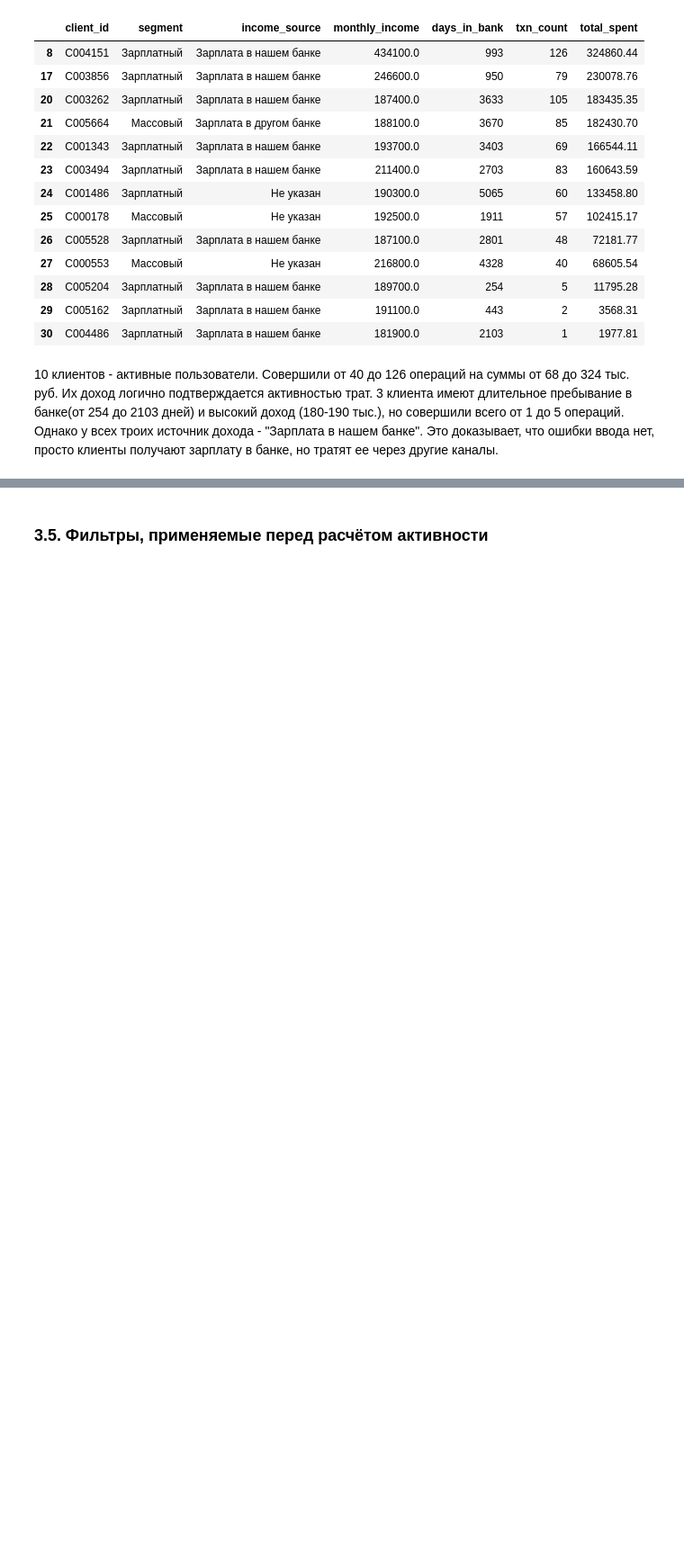
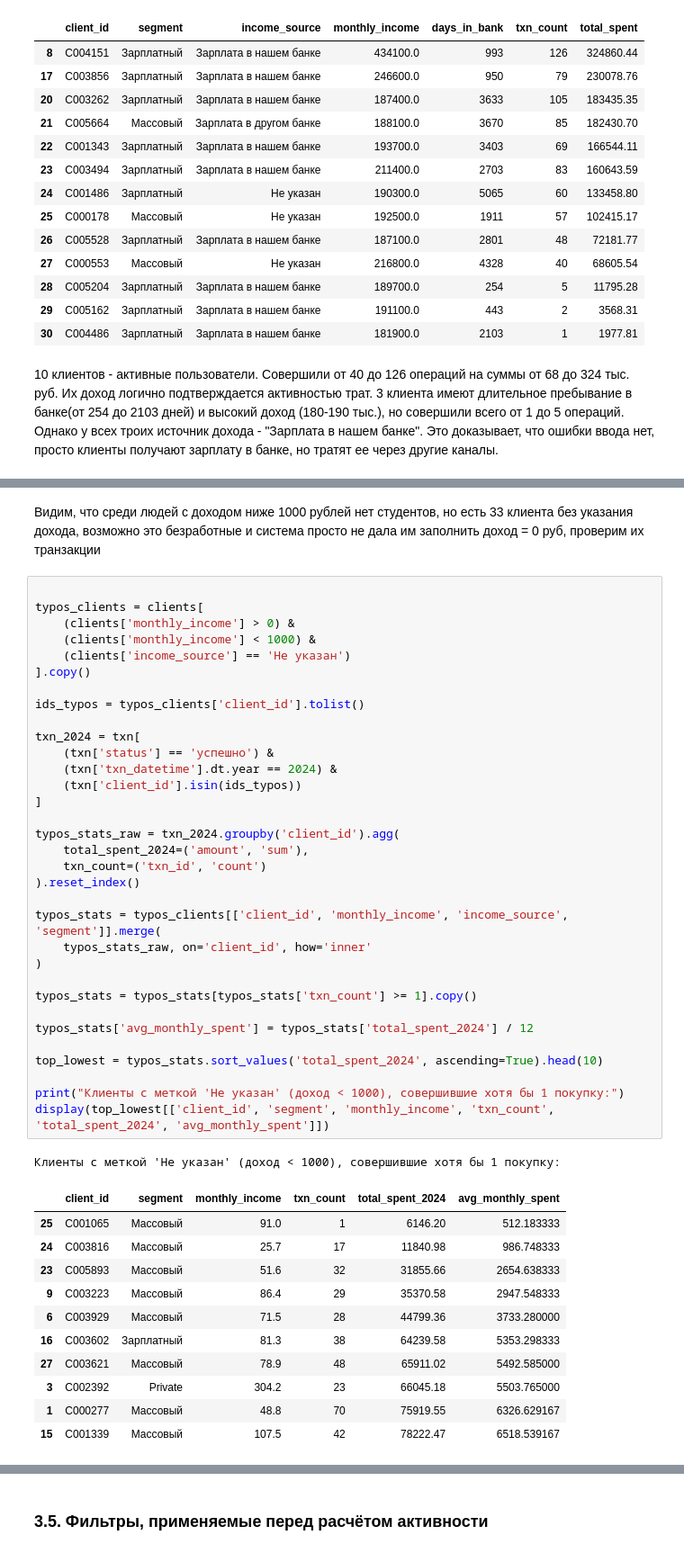
Before and after one commit to sonestos/Nikitenko_Sofya_Lab1, a Jupyter notebook: 01_analysis.ipynb, the cells around one changed output, grey strips where cells are left out. Shown at 90% size. Drawn from its saved outputs; the diff is of its cells as text; blank space fills up the shorter version.

```diff
--- a/01_analysis.ipynb
+++ b/01_analysis.ipynb
@@ -549,0 +662,48 @@ Name: count, dtype: int64
+# %% [markdown]
+Видим, что среди людей с доходом ниже 1000 рублей нет студентов,  но есть 33 клиента без указания дохода, возможно это безработные и система просто не дала им заполнить доход = 0 руб, проверим их транзакции
+# %%
+
+typos_clients = clients[
+    (clients['monthly_income'] > 0) &
+    (clients['monthly_income'] < 1000) &
+    (clients['income_source'] == 'Не указан')
+].copy()
+
+ids_typos = typos_clients['client_id'].tolist()
+
+txn_2024 = txn[
+    (txn['status'] == 'успешно') &
+    (txn['txn_datetime'].dt.year == 2024) &
+    (txn['client_id'].isin(ids_typos))
+]
+
+typos_stats_raw = txn_2024.groupby('client_id').agg(
+    total_spent_2024=('amount', 'sum'),
+    txn_count=('txn_id', 'count')
+).reset_index()
+
+typos_stats = typos_clients[['client_id', 'monthly_income', 'income_source', 'segment']].merge(
+    typos_stats_raw, on='client_id', how='inner'
+)
+
+typos_stats = typos_stats[typos_stats['txn_count'] >= 1].copy()
+
+typos_stats['avg_monthly_spent'] = typos_stats['total_spent_2024'] / 12
+
+top_lowest = typos_stats.sort_values('total_spent_2024', ascending=True).head(10)
+
+print("Клиенты с меткой 'Не указан' (доход < 1000), совершившие хотя бы 1 покупку:")
+display(top_lowest[['client_id', 'segment', 'monthly_income', 'txn_count', 'total_spent_2024', 'avg_monthly_spent']])
+# %% [output]
+Клиенты с меткой 'Не указан' (доход < 1000), совершившие хотя бы 1 покупку:
+|  | client_id | segment | monthly_income | txn_count | total_spent_2024 | avg_monthly_spent |
+| 25 | C001065 | Массовый | 91.0 | 1 | 6146.20 | 512.183333 |
+| 24 | C003816 | Массовый | 25.7 | 17 | 11840.98 | 986.748333 |
+| 23 | C005893 | Массовый | 51.6 | 32 | 31855.66 | 2654.638333 |
+| 9 | C003223 | Массовый | 86.4 | 29 | 35370.58 | 2947.548333 |
+| 6 | C003929 | Массовый | 71.5 | 28 | 44799.36 | 3733.280000 |
+| 16 | C003602 | Зарплатный | 81.3 | 38 | 64239.58 | 5353.298333 |
+| 27 | C003621 | Массовый | 78.9 | 48 | 65911.02 | 5492.585000 |
+| 3 | C002392 | Private | 304.2 | 23 | 66045.18 | 5503.765000 |
+| 1 | C000277 | Массовый | 48.8 | 70 | 75919.55 | 6326.629167 |
+| 15 | C001339 | Массовый | 107.5 | 42 | 78222.47 | 6518.539167 |
```
Also changed, not shown: parts of 46 cells of this notebook.
